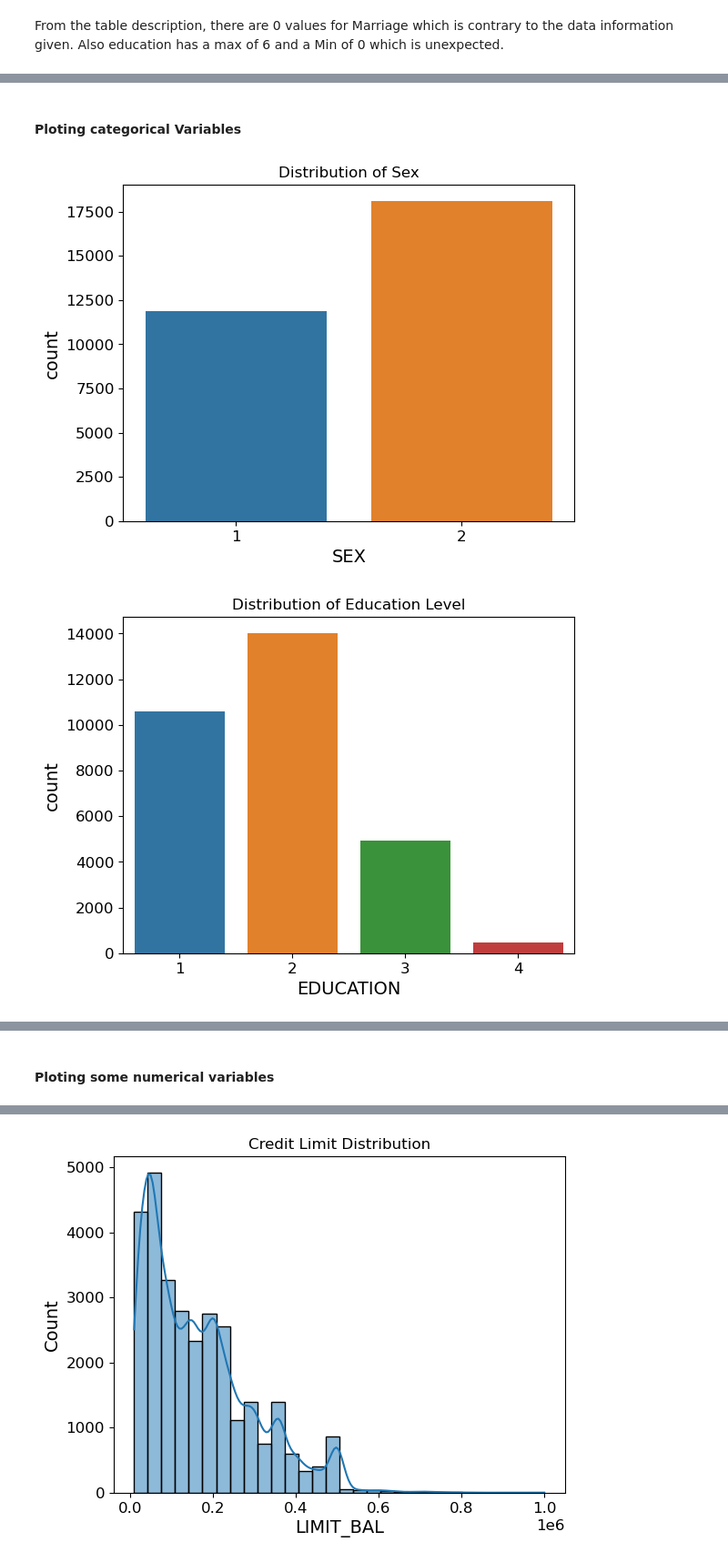
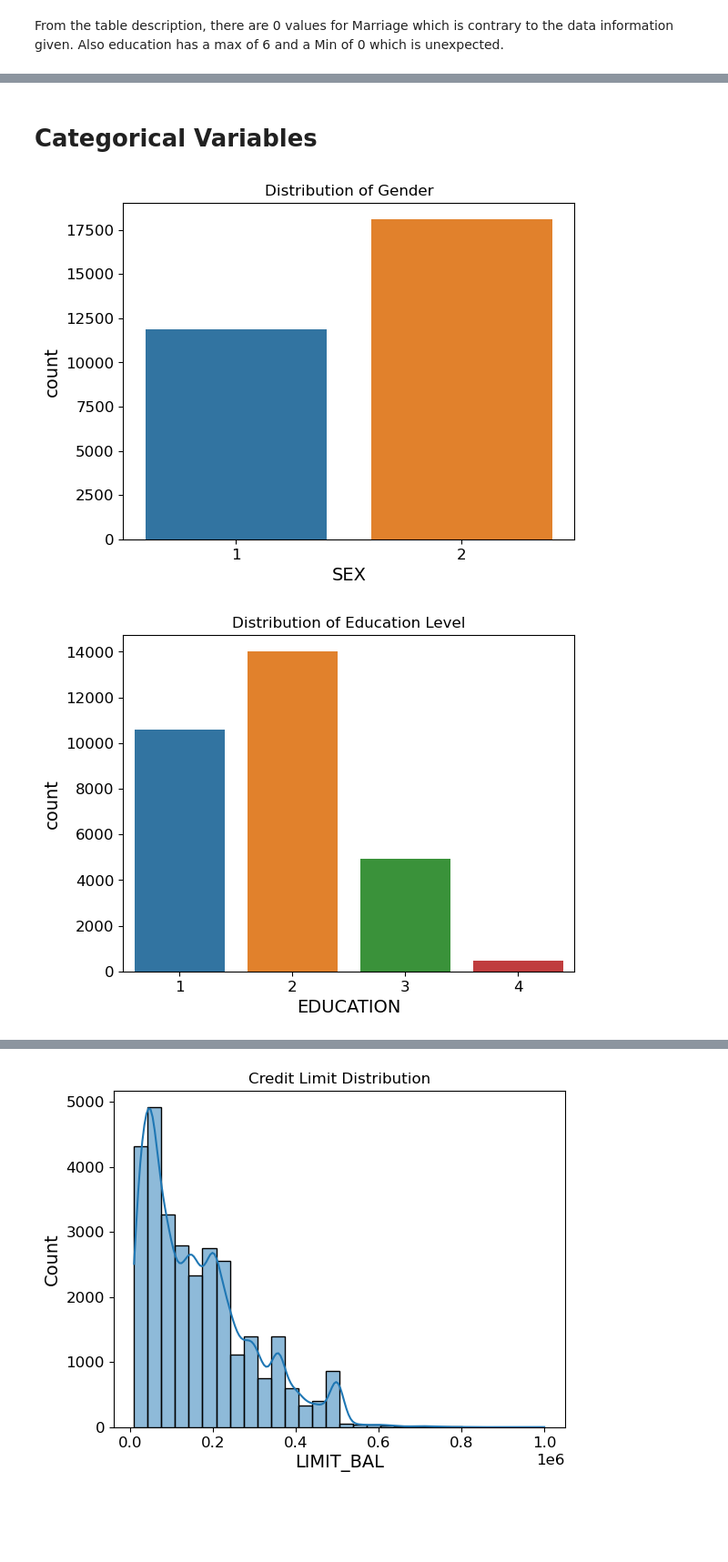
Before and after one commit to franklexes/Portfolio, a Jupyter notebook: Credit_Card/Default_of_credit_card_clients.ipynb, the cells around one changed output, grey strips where cells are left out. Shown: that part at 91% size. Saved outputs shown, nothing was run; the diff lists cells and outputs as text; code cells hidden in the pictures; blank space fills up the shorter version.

```diff
--- a/Credit_Card/Default_of_credit_card_clients.ipynb
+++ b/Credit_Card/Default_of_credit_card_clients.ipynb
@@ -182,7 +187,10 @@ Also education has a max of 6 and a Min of 0 which is unexpected.
 # %%
-# change unexpected values as "other".
+# change the type of "SEX", "EDUCATION", and "MARRIAGE" to category and put unexpected values as "other".
 df_explore["EDUCATION"] = df_explore["EDUCATION"].replace({0: 4, 5: 4, 6: 4})
 df_explore["MARRIAGE"] = df_explore["MARRIAGE"].replace({0: 3})
+df_explore["EDUCATION"] = df_explore["EDUCATION"].astype("category")
+df_explore["MARRIAGE"] = df_explore["MARRIAGE"].astype("category")
+df_explore["SEX"] = df_explore["SEX"].astype("category")
 # %%
 # Class distribution of default payment
 sns.countplot(x="default_payment", data=df_explore)
@@ -193,18 +203,21 @@ plt.show()
 # %% [markdown]
-#### Ploting categorical Variables
+# Categorical Variables
 # %%
-sns.countplot(data=df_explore, x="SEX")
-plt.title("Distribution of Sex")
+# SEX
+sns.countplot(x="SEX", data=df_explore)
+plt.title("Distribution of Gender")
 plt.show()
-sns.countplot(data=df_explore, x="EDUCATION")
+
+# EDUCATION
+sns.countplot(x="EDUCATION", data=df_explore)
 plt.title("Distribution of Education Level")
 plt.show()
-sns.countplot(data=df_explore, x="MARRIAGE")
+
+# MARRIAGE
+sns.countplot(x="MARRIAGE", data=df_explore)
 plt.title("Distribution of Marital Status")
 plt.show()
 # %% [output]
-[figure, old version]
+[figure, new version]
 [figure]
 [figure]
-# %% [markdown]
-#### Ploting some numerical variables
```
Also changed, not shown: parts of 42 cells of this notebook.
